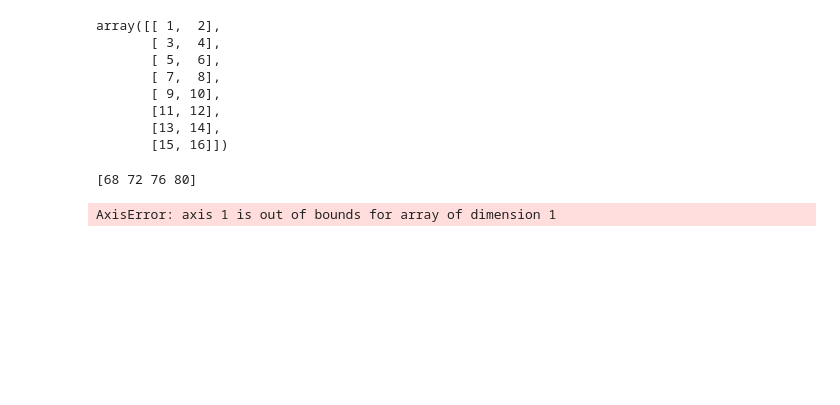
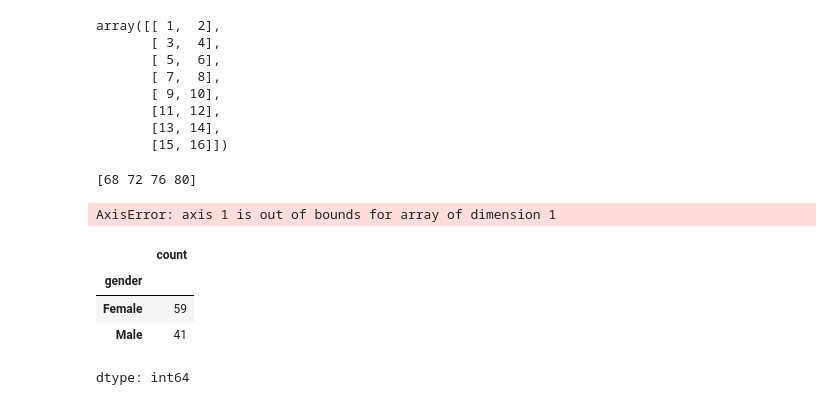
Before and after one commit to krishkumawat0416-debug/PYTHON, a Jupyter notebook: PANDAS.ipynb, the cells around one changed output. Drawn from its saved outputs; the diff is of its cells as text; code cells hidden in the pictures; blank space fills up the shorter version.

```diff
--- a/PANDAS.ipynb
+++ b/PANDAS.ipynb
@@ -224,0 +227,3 @@ AxisError: axis 1 is out of bounds for array of dimension 1
+# %%
+df = pd.read_csv("/content/covid_toy - covid_toy.csv")
+df.head()
@@ -224,0 +257,8 @@ AxisError: axis 1 is out of bounds for array of dimension 1
+# %%
+df['gender'].value_counts()  ## subcatagory ka count nikalata hai
+# %% [output]
+|  | count |
+| gender |  |
+| Female | 59 |
+| Male | 41 |
+dtype: int64
```
Also changed, not shown: parts of 32 cells of this notebook.
